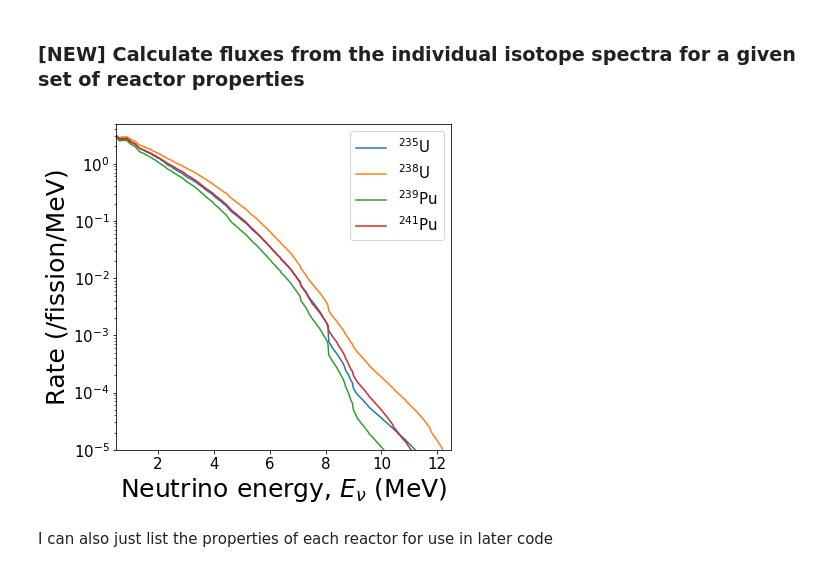
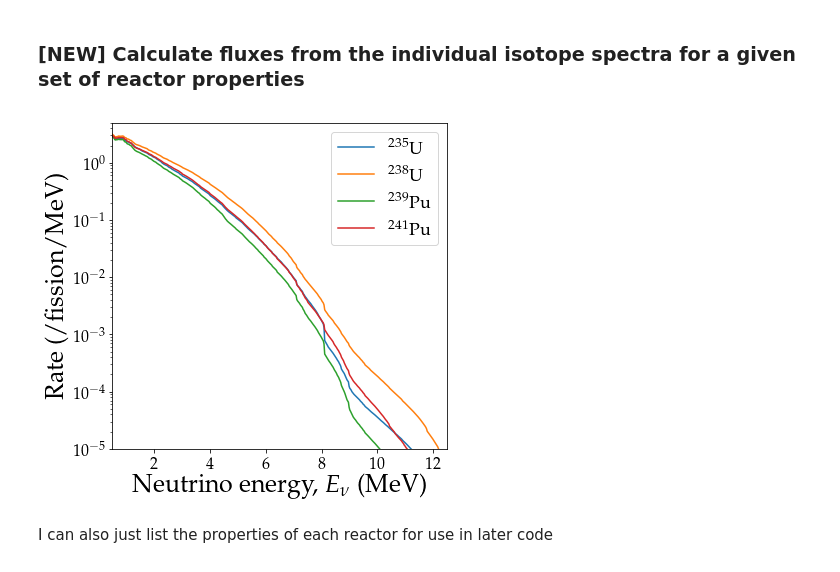
Before and after one commit to RitterCat/reactor-nu-cevns, a Jupyter notebook: cevns_rate.ipynb, the cells around one changed output. Saved outputs shown, nothing was run; the diff lists cells and outputs as text; code cells hidden in the pictures.

```diff
--- a/cevns_rate.ipynb
+++ b/cevns_rate.ipynb
@@ -3,6 +3,12 @@ import numpy as np
 from scipy.interpolate import CubicSpline
 from scipy.integrate import quad
 import matplotlib.pyplot as plt
+# %%
+plt.rcParams.update({
+    "text.usetex": True,
+    "font.family": "serif",
+    "font.serif": "Palatino"
+})
 # %% [markdown]
 #  CEvNS rate
 
@@ -144,24 +150,24 @@ for fi in fissile_isotopes_txtfile_format:
 # %%
 fig, ax = plt.subplots(figsize=(6,6))
 
 for fi, spec_data in zip(fissile_isotopes_txtfile_format, fission_spectra_data):
     isotope_str = '$^{' + f'{fi[-3:]}' + '}$' + fi[0].upper() + fi[1:-3]
     ax.plot(spec_data[0]/MeV, spec_data[1]*MeV, label=isotope_str)
 
-ax.legend(fontsize=15)
+ax.legend(fontsize=18)
 
 ax.set_yscale('log')
 # ax.set_xscale('log')
 ax.set_xlim(0.5, 12.5)
 ax.set_ylim(1e-5, 5e0)
-ax.tick_params(labelsize=15)
+ax.tick_params(labelsize=16)
 
 ax.set_xlabel(r"Neutrino energy, $E_\nu$ (MeV)", fontsize=25)
 ax.set_ylabel("Rate (/fission/MeV)", fontsize=25)
 
 fig.savefig('./figures/fissile_isotope_spectra.pdf', bbox_inches='tight')
 # %% [output]
-[figure, old version]
+[figure, new version]
 # %%
 def reactor_flux(Enu, fuel_fractions, thermal_power):
     norm_fuel_fractions = np.array(fuel_fractions)/sum(fuel_fractions)
```
Also changed, not shown: parts of 1 cell of this notebook, 1 other file.
